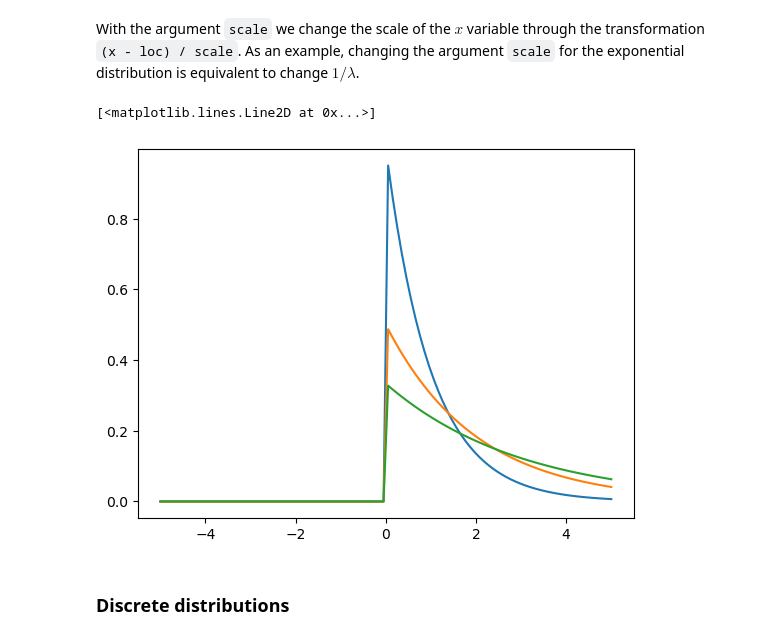
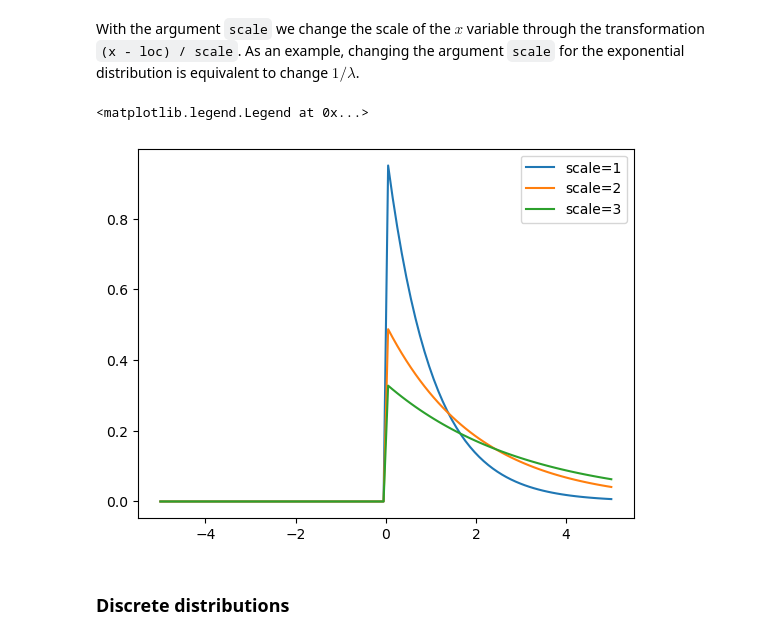
Before and after one commit to airub-multimessenger/python4physicists2024, a Jupyter notebook: lectures/10-interpolation-integration-statistics.ipynb, the cells around one changed output. Drawn from its saved outputs; the diff is of its cells as text; code cells hidden in the pictures.

```diff
--- a/lectures/10-interpolation-integration-statistics.ipynb
+++ b/lectures/10-interpolation-integration-statistics.ipynb
@@ -312,12 +328,13 @@ plt.plot(x, expon.pdf(x, loc=2))
 With the argument `scale` we change the scale of the $x$ variable through the transformation `(x - loc) / scale`. As an example, changing the argument `scale` for the exponential distribution is equivalent to change $1/\lambda$.
 # %%
 x = np.linspace(-5,5, 100)
-plt.plot(x, expon.pdf(x))
-plt.plot(x, expon.pdf(x, scale=2))
-plt.plot(x, expon.pdf(x, scale=3))
+plt.plot(x, expon.pdf(x), label='scale=1')
+plt.plot(x, expon.pdf(x, scale=2), label='scale=2')
+plt.plot(x, expon.pdf(x, scale=3), label='scale=3')
+plt.legend()
 # %% [output]
-[<matplotlib.lines.Line2D at 0x...>]
+<matplotlib.legend.Legend at 0x...>
-[figure, old version]
+[figure, new version]
 # %% [markdown]
 ### Discrete distributions
 # %% [markdown]
```
Also changed, not shown: parts of 10 cells of this notebook.
